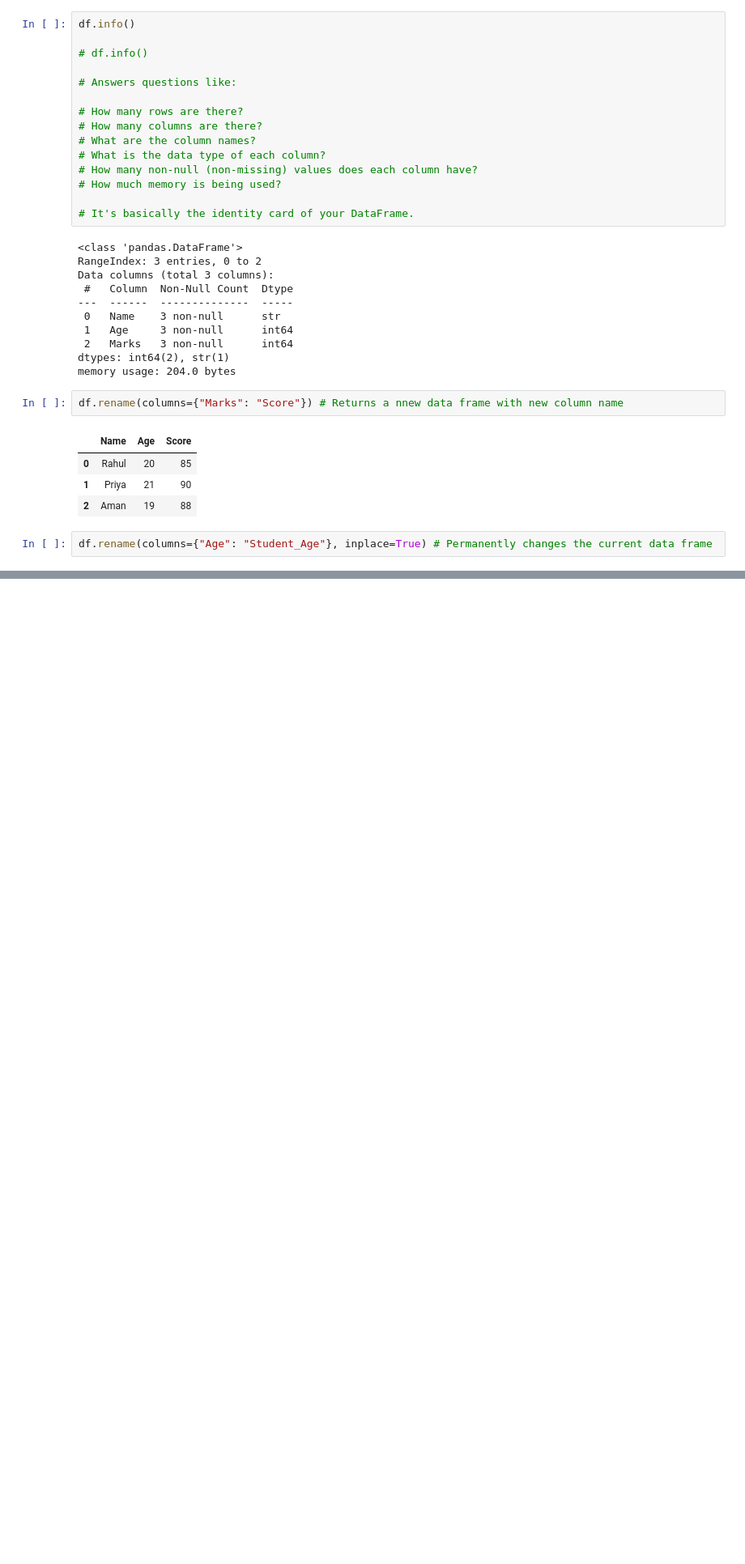
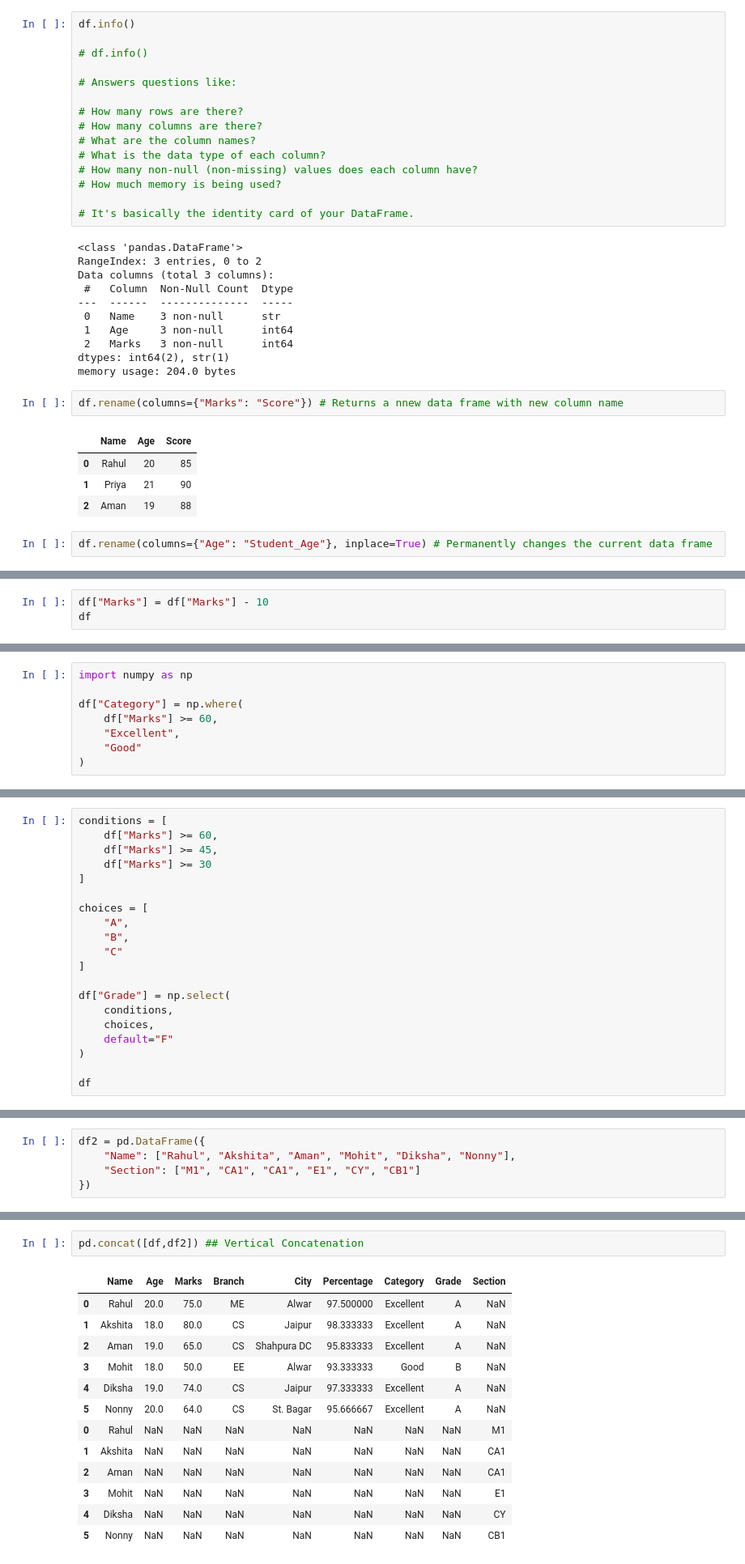
Before and after one commit to NishantSaini021/Gen-AI-with-Python-Track, a Jupyter notebook: pandas/practice_on_databases.ipynb, the cells around one changed output, grey strips where cells are left out. Shown at 81% size. Drawn from its saved outputs; the diff is of its cells as text; blank space fills up the shorter version.

Commit message:
Added DataFrames Operations using Pandas

```diff
--- a/pandas/practice_on_databases.ipynb
+++ b/pandas/practice_on_databases.ipynb
@@ -208,0 +470,3 @@ df.reset_index()
+# %%
+df["Marks"] = df["Marks"] - 10
+df
@@ -208,0 +483,8 @@ df.reset_index()
+# %%
+import numpy as np
+
+df["Category"] = np.where(
+    df["Marks"] >= 60,
+    "Excellent",
+    "Good"
+)
@@ -208,0 +501,20 @@ df.reset_index()
+# %%
+conditions = [
+    df["Marks"] >= 60,
+    df["Marks"] >= 45,
+    df["Marks"] >= 30
+]
+
+choices = [
+    "A",
+    "B",
+    "C"
+]
+
+df["Grade"] = np.select(
+    conditions,
+    choices,
+    default="F"
+)
+
+df
@@ -208,0 +560,5 @@ df.reset_index()
+# %%
+df2 = pd.DataFrame({
+    "Name": ["Rahul", "Akshita", "Aman", "Mohit", "Diksha", "Nonny"],
+    "Section": ["M1", "CA1", "CA1", "E1", "CY", "CB1"]
+})
@@ -208,0 +576,16 @@ df.reset_index()
+# %%
+pd.concat([df,df2]) ## Vertical Concatenation
+# %% [output]
+|  | Name | Age | Marks | Branch | City | Percentage | Category | Grade | Section |
+| 0 | Rahul | 20.0 | 75.0 | ME | Alwar | 97.500000 | Excellent | A | NaN |
+| 1 | Akshita | 18.0 | 80.0 | CS | Jaipur | 98.333333 | Excellent | A | NaN |
+| 2 | Aman | 19.0 | 65.0 | CS | Shahpura DC | 95.833333 | Excellent | A | NaN |
+| 3 | Mohit | 18.0 | 50.0 | EE | Alwar | 93.333333 | Good | B | NaN |
+| 4 | Diksha | 19.0 | 74.0 | CS | Jaipur | 97.333333 | Excellent | A | NaN |
+| 5 | Nonny | 20.0 | 64.0 | CS | St. Bagar | 95.666667 | Excellent | A | NaN |
+| 0 | Rahul | NaN | NaN | NaN | NaN | NaN | NaN | NaN | M1 |
+| 1 | Akshita | NaN | NaN | NaN | NaN | NaN | NaN | NaN | CA1 |
+| 2 | Aman | NaN | NaN | NaN | NaN | NaN | NaN | NaN | CA1 |
+| 3 | Mohit | NaN | NaN | NaN | NaN | NaN | NaN | NaN | E1 |
+| 4 | Diksha | NaN | NaN | NaN | NaN | NaN | NaN | NaN | CY |
+| 5 | Nonny | NaN | NaN | NaN | NaN | NaN | NaN | NaN | CB1 |
```
Also changed, not shown: parts of 65 cells of this notebook.
